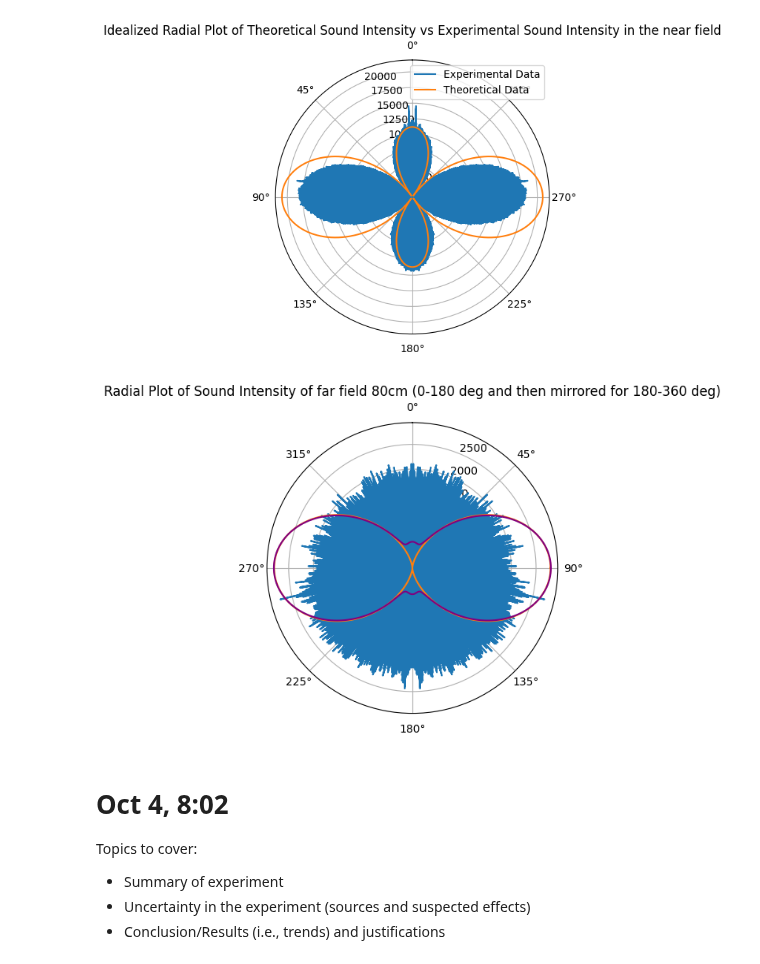
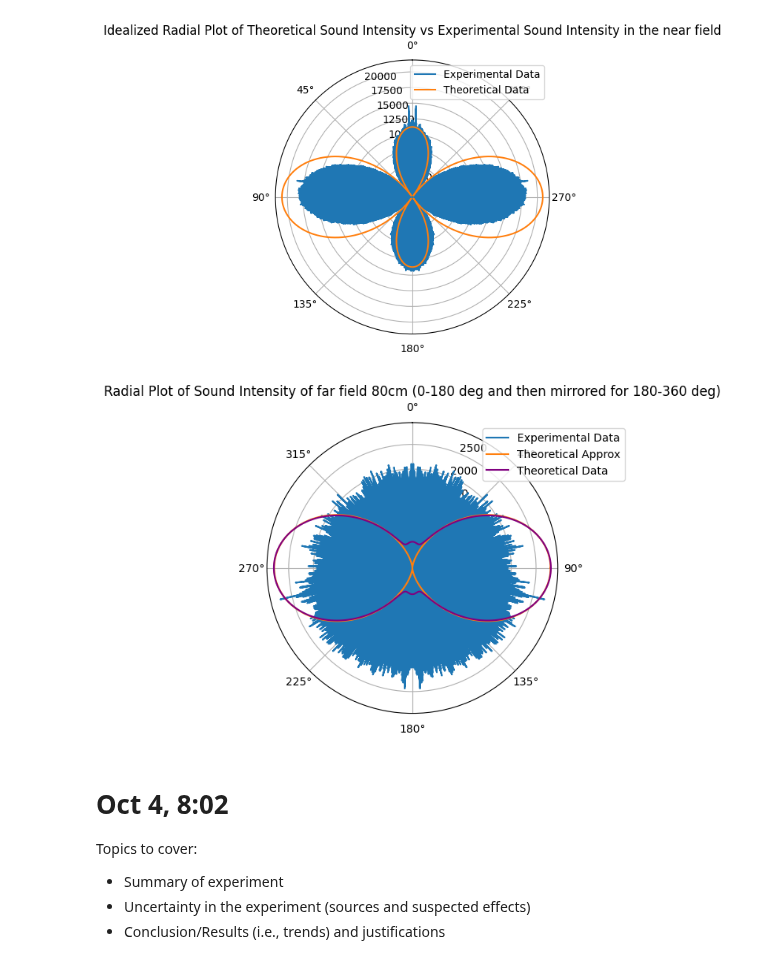
Before and after one commit to julianLapenna12/acoustic_radiation_modelling, a Jupyter notebook: notebooks/Ex1.acoustics.notebook.ipynb, the cells around one changed output. Saved outputs shown, nothing was run; the diff lists cells and outputs as text; code cells hidden in the pictures.

```diff
--- a/notebooks/Ex1.acoustics.notebook.ipynb
+++ b/notebooks/Ex1.acoustics.notebook.ipynb
@@ -942,18 +942,19 @@ theta = np.linspace(0,2*np.pi,int(np.pi*100))
 # %%
 far_field_theory = far_field_approximate(theta, 6.686, 0.8, 50)
 far_field_exact = near_field_magnitude(theta, 6.686, 0.8, 50)
 fig, ax = plt.subplots(subplot_kw={'projection': 'polar'})
 ax.plot(angles_full, abs(d80_rfull), label='Experimental Data')
 ax.plot(theta+0.5*np.pi, abs(far_field_theory), label='Theoretical Approx')
 ax.plot(theta+0.5*np.pi, abs(far_field_exact), color='purple', label='Theoretical Data')
 
 ax.set_theta_direction(-1)  # To make clockwise rotation
 ax.set_theta_zero_location("N")  # Set 0 degrees to the top
 ax.set_title("Radial Plot of Sound Intensity of far field 80cm (0-180 deg and then mirrored for 180-360 deg)")
+ax.legend(loc='upper right', bbox_to_anchor=(1.25, 1))
 
 plt.show()
 # %% [output]
-[figure, old version]
+[figure, new version]
 # %% [markdown]
 # Oct 4, 8:02
 
```
Also changed, not shown: 5 other files.
